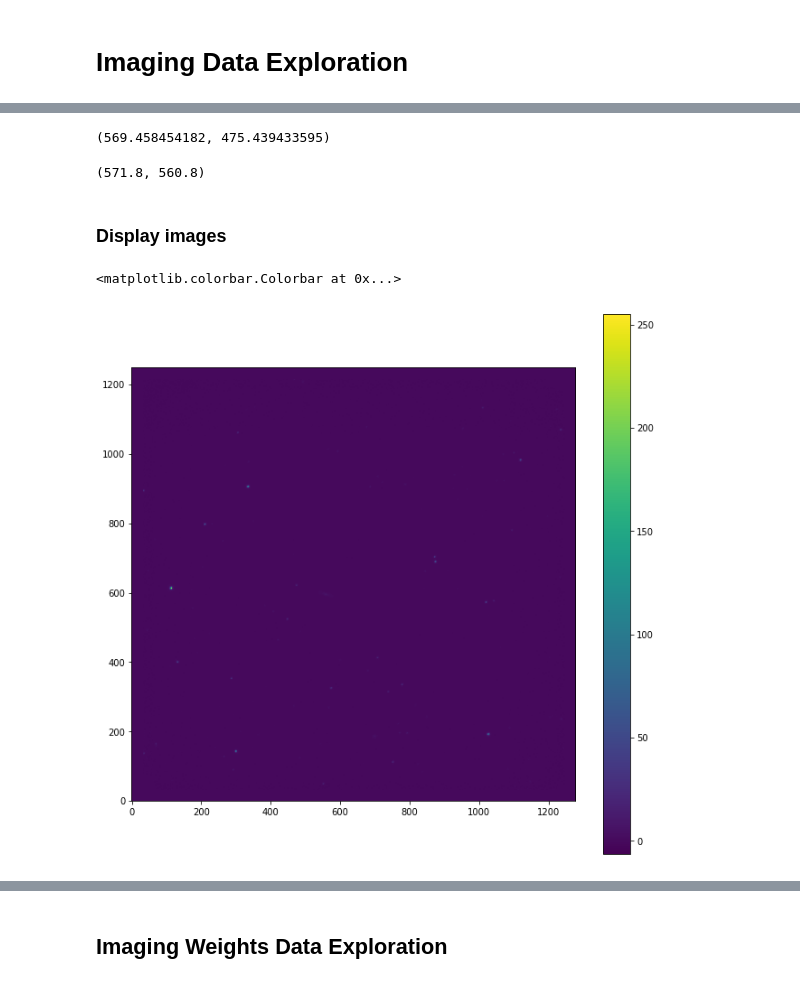
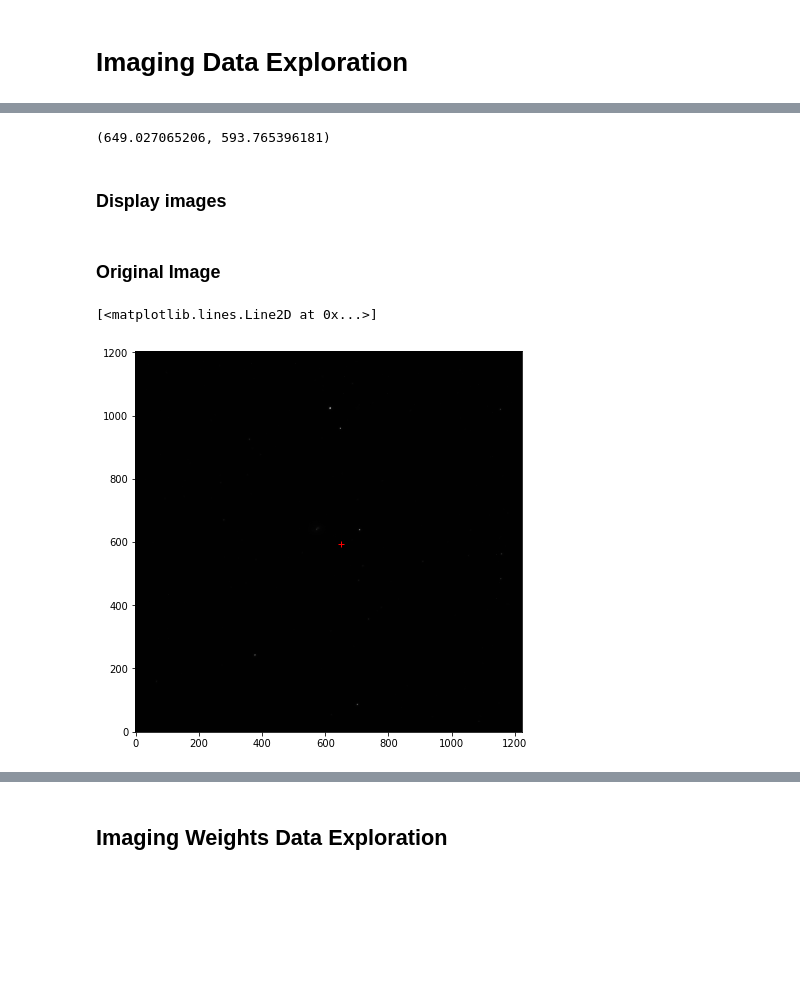
Before and after one commit to diegoalejogm/transient-recognition-lsst, a Jupyter notebook: PESSTO Exploration.ipynb, the cells around one changed output, grey strips where cells are left out. Drawn from its saved outputs; the diff is of its cells as text; code cells hidden in the pictures; blank space fills up the shorter version.

```diff
--- a/PESSTO Exploration.ipynb
+++ b/PESSTO Exploration.ipynb
@@ -115 +116,4 @@ Name: 0, dtype: object
+# %%
+sample_img_name = 'ASASSN-14ko_20141221_J_merge_57621_1'
+sample_img_filename = 'ASASSN-14ko_20141221_J_merge_57621_1' + '.fits'
 # %%
@@ -153,25 +156,24 @@ X = hdu_list[0].header['CRPIX1']
 Y = hdu_list[0].header['CRPIX2']
 X,Y
 # %% [output]
-(569.458454182, 475.439433595)
+(649.027065206, 593.765396181)
 # %%
 # NTCRPIX
-X = hdu_list[0].header['NTCRPIX1']
-Y = hdu_list[0].header['NTCRPIX2']
-X,Y
+# X = hdu_list[0].header['NTCRPIX1']
+# Y = hdu_list[0].header['NTCRPIX2']
+# X,Y
-# %% [output]
-(571.8, 560.8)
 # %%
 image_data = hdu_list[0].data
-image_data *= 255.0/image_data.max()
 hdu_list.close()
 #del hdu_list
 # %% [markdown]
 ### Display images
+# %% [markdown]
+### Original Image
 # %%
-plt.figure(figsize=(11,11))
-plt.imshow(image_data, origin='lower')
-plt.colorbar()
+plt.figure(figsize=(7,7))
+plt.imshow(image_data, origin='lower', cmap='gray')
+plt.plot([ X ],[Y], 'r+')
 # %% [output]
-<matplotlib.colorbar.Colorbar at 0x...>
+[<matplotlib.lines.Line2D at 0x...>]
-[figure, old version]
+[figure, new version]
```
Also changed, not shown: parts of 34 cells of this notebook.
